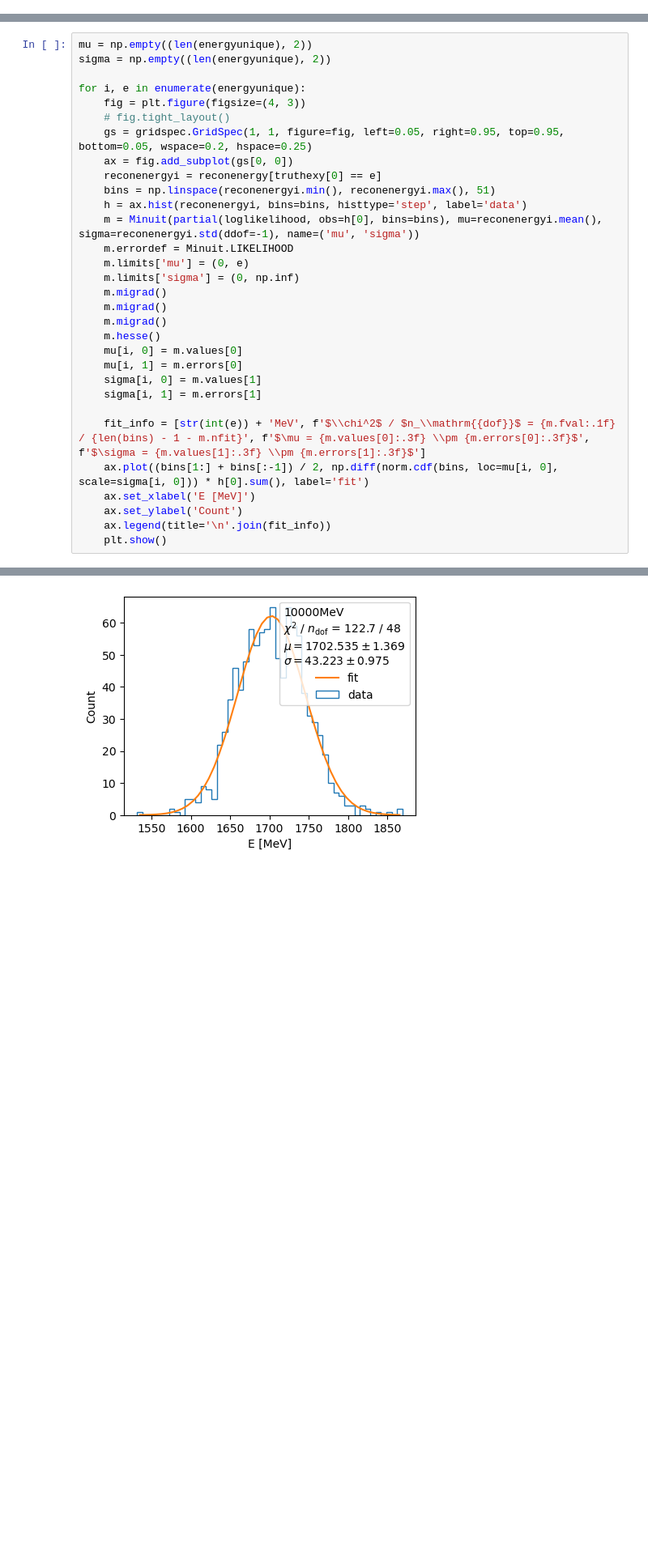
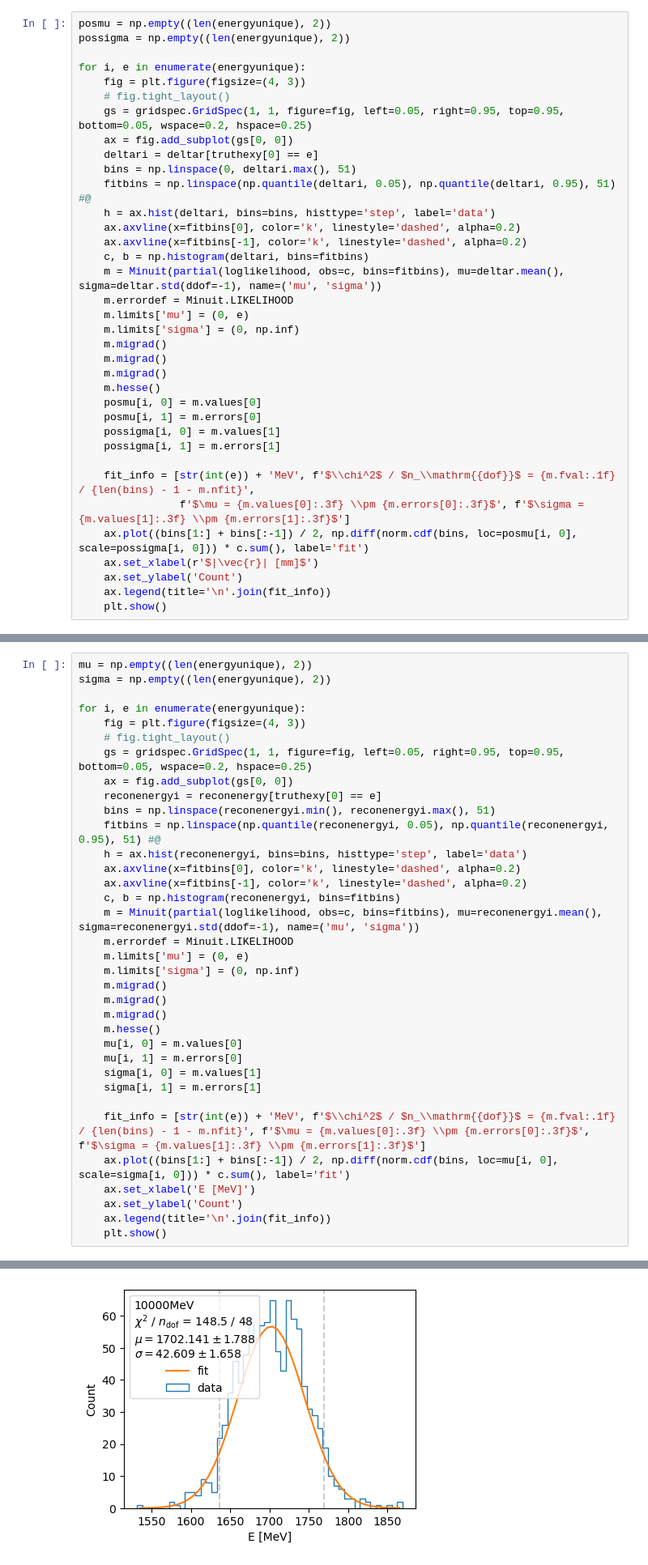
Before and after one commit to dachengx/Calorimeter, a Jupyter notebook: Energy.ipynb, the cells around one changed output, grey strips where cells are left out. Shown at 81% size. Saved outputs shown, nothing was run; the diff lists cells and outputs as text; blank space fills up the shorter version.

```diff
--- a/Energy.ipynb
+++ b/Energy.ipynb
@@ -126,0 +128,36 @@ def loglikelihood(mu, sigma, obs, bins):
+# %%
+posmu = np.empty((len(energyunique), 2))
+possigma = np.empty((len(energyunique), 2))
+
+for i, e in enumerate(energyunique):
+    fig = plt.figure(figsize=(4, 3))
+    # fig.tight_layout()
+    gs = gridspec.GridSpec(1, 1, figure=fig, left=0.05, right=0.95, top=0.95, bottom=0.05, wspace=0.2, hspace=0.25)
+    ax = fig.add_subplot(gs[0, 0])
+    deltari = deltar[truthexy[0] == e]
+    bins = np.linspace(0, deltari.max(), 51)
+    fitbins = np.linspace(np.quantile(deltari, 0.05), np.quantile(deltari, 0.95), 51) #@
+    h = ax.hist(deltari, bins=bins, histtype='step', label='data')
+    ax.axvline(x=fitbins[0], color='k', linestyle='dashed', alpha=0.2)
+    ax.axvline(x=fitbins[-1], color='k', linestyle='dashed', alpha=0.2)
+    c, b = np.histogram(deltari, bins=fitbins)
+    m = Minuit(partial(loglikelihood, obs=c, bins=fitbins), mu=deltar.mean(), sigma=deltar.std(ddof=-1), name=('mu', 'sigma'))
+    m.errordef = Minuit.LIKELIHOOD
+    m.limits['mu'] = (0, e)
+    m.limits['sigma'] = (0, np.inf)
+    m.migrad()
+    m.migrad()
+    m.migrad()
+    m.hesse()
+    posmu[i, 0] = m.values[0]
+    posmu[i, 1] = m.errors[0]
+    possigma[i, 0] = m.values[1]
+    possigma[i, 1] = m.errors[1]
+
+    fit_info = [str(int(e)) + 'MeV', f'$\\chi^2$ / $n_\\mathrm{{dof}}$ = {m.fval:.1f} / {len(bins) - 1 - m.nfit}',
+                f'$\mu = {m.values[0]:.3f} \\pm {m.errors[0]:.3f}$', f'$\sigma = {m.values[1]:.3f} \\pm {m.errors[1]:.3f}$']
+    ax.plot((bins[1:] + bins[:-1]) / 2, np.diff(norm.cdf(bins, loc=posmu[i, 0], scale=possigma[i, 0])) * c.sum(), label='fit')
+    ax.set_xlabel(r'$|\vec{r}| [mm]$')
+    ax.set_ylabel('Count')
+    ax.legend(title='\n'.join(fit_info))
+    plt.show()
@@ -135,8 +181,12 @@ for i, e in enumerate(energyunique):
     ax = fig.add_subplot(gs[0, 0])
     reconenergyi = reconenergy[truthexy[0] == e]
     bins = np.linspace(reconenergyi.min(), reconenergyi.max(), 51)
+    fitbins = np.linspace(np.quantile(reconenergyi, 0.05), np.quantile(reconenergyi, 0.95), 51) #@
     h = ax.hist(reconenergyi, bins=bins, histtype='step', label='data')
-    m = Minuit(partial(loglikelihood, obs=h[0], bins=bins), mu=reconenergyi.mean(), sigma=reconenergyi.std(ddof=-1), name=('mu', 'sigma'))
+    ax.axvline(x=fitbins[0], color='k', linestyle='dashed', alpha=0.2)
+    ax.axvline(x=fitbins[-1], color='k', linestyle='dashed', alpha=0.2)
+    c, b = np.histogram(reconenergyi, bins=fitbins)
+    m = Minuit(partial(loglikelihood, obs=c, bins=fitbins), mu=reconenergyi.mean(), sigma=reconenergyi.std(ddof=-1), name=('mu', 'sigma'))
     m.errordef = Minuit.LIKELIHOOD
     m.limits['mu'] = (0, e)
     m.limits['sigma'] = (0, np.inf)
@@ -150,7 +200,7 @@ for i, e in enumerate(energyunique):
     sigma[i, 1] = m.errors[1]
 
     fit_info = [str(int(e)) + 'MeV', f'$\\chi^2$ / $n_\\mathrm{{dof}}$ = {m.fval:.1f} / {len(bins) - 1 - m.nfit}', f'$\mu = {m.values[0]:.3f} \\pm {m.errors[0]:.3f}$', f'$\sigma = {m.values[1]:.3f} \\pm {m.errors[1]:.3f}$']
-    ax.plot((bins[1:] + bins[:-1]) / 2, np.diff(norm.cdf(bins, loc=mu[i, 0], scale=sigma[i, 0])) * h[0].sum(), label='fit')
+    ax.plot((bins[1:] + bins[:-1]) / 2, np.diff(norm.cdf(bins, loc=mu[i, 0], scale=sigma[i, 0])) * c.sum(), label='fit')
     ax.set_xlabel('E [MeV]')
     ax.set_ylabel('Count')
     ax.legend(title='\n'.join(fit_info))
@@ -162 +212 @@ for i, e in enumerate(energyunique):
-[figure, old version]
+[figure, new version]
```
Also changed, not shown: parts of 19 cells of this notebook.
